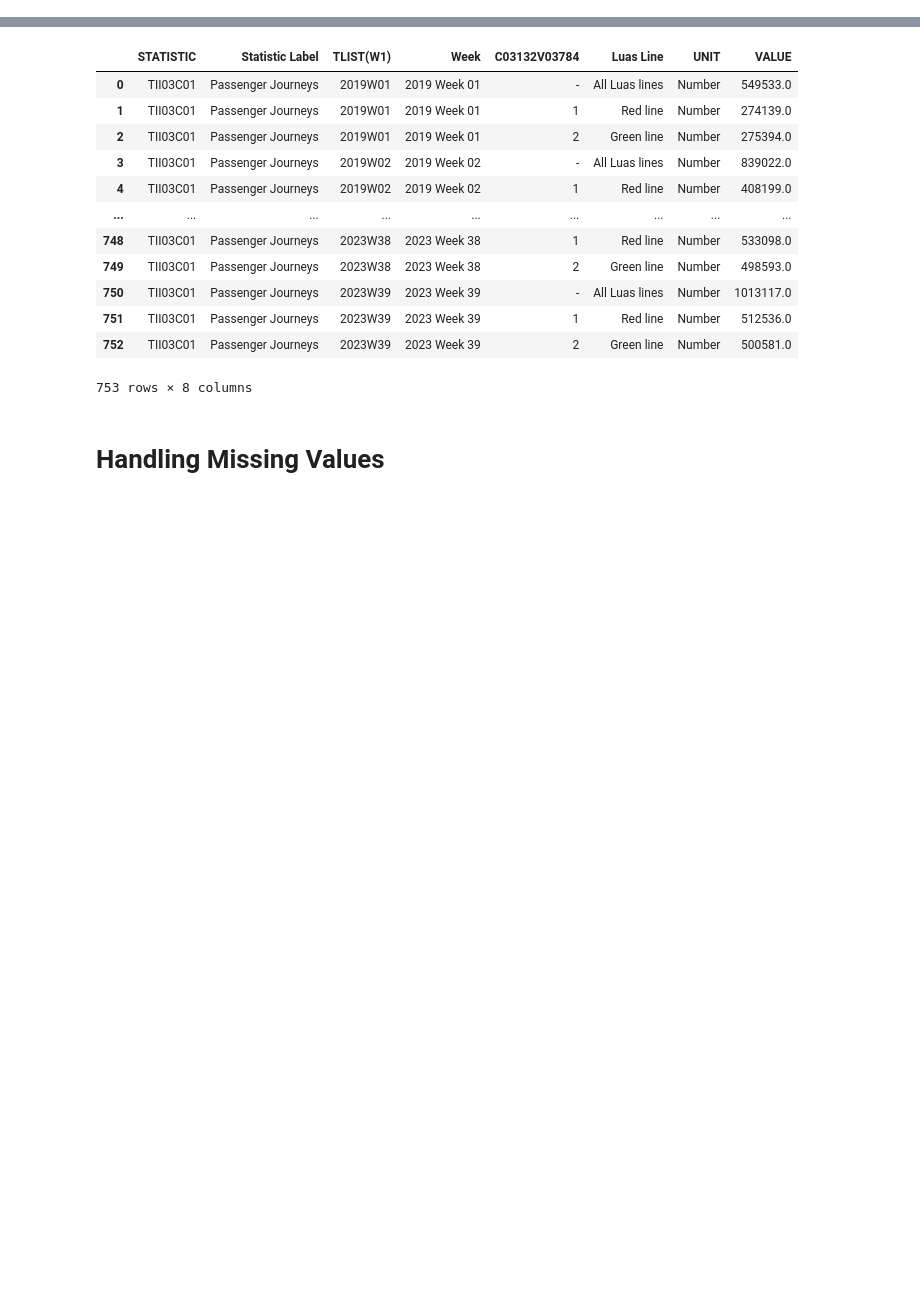
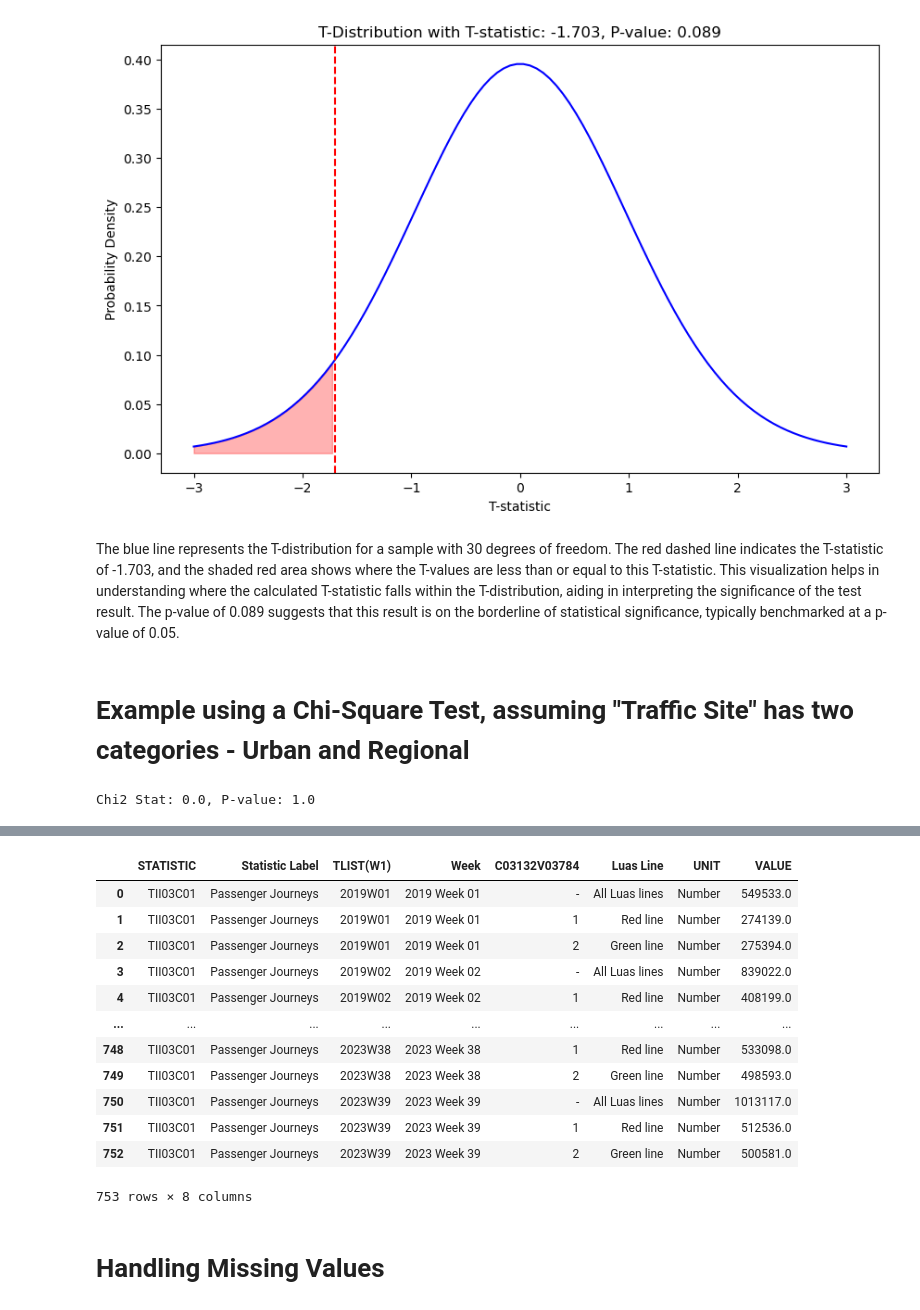
Before and after one commit to sba23022/sba23022, a Jupyter notebook: CA2_TransportFlowForecast_Analysis-checkpoint.ipynb, the cells around one changed output, grey strips where cells are left out. Cells and saved outputs as stored; diff of their text form; code cells hidden in the pictures; blank space fills up the shorter version.

```diff
--- a/CA2_TransportFlowForecast_Analysis-checkpoint.ipynb
+++ b/CA2_TransportFlowForecast_Analysis-checkpoint.ipynb
@@ -2,0 +735,44 @@ import pandas as pd
+# %%
+import matplotlib.pyplot as plt
+import seaborn as sns
+from scipy.stats import t
+import numpy as np
+
+# T-statistic and P-value from the previous analysis
+t_stat = -1.7031986534097296
+p_value = 0.08911937168123327
+
+# Degrees of freedom for the T-distribution
+# This is typically the sample size minus 1. For demonstration, let's assume 30.
+df = 30
+
+# Generating values for the T-distribution
+x = np.linspace(-3, 3, 100)
+y = t.pdf(x, df)
+
+plt.figure(figsize=(10, 6))
+sns.lineplot(x=x, y=y, color='blue')
+plt.fill_between(x, y, where=(x <= t_stat), color='red', alpha=0.3)
+plt.axvline(x=t_stat, color='red', linestyle='--')
+plt.title(f'T-Distribution with T-statistic: {t_stat:.3f}, P-value: {p_value:.3f}')
+plt.xlabel('T-statistic')
+plt.ylabel('Probability Density')
+plt.show()
+# %% [output]
+[figure, added]
+# %% [markdown]
+The blue line represents the T-distribution for a sample with 30 degrees of freedom. The red dashed line indicates the T-statistic of -1.703, and the shaded red area shows where the T-values are less than or equal to this T-statistic. This visualization helps in understanding where the calculated T-statistic falls within the T-distribution, aiding in interpreting the significance of the test result. The p-value of 0.089 suggests that this result is on the borderline of statistical significance, typically benchmarked at a p-value of 0.05.
+# %% [markdown]
+# Example using a Chi-Square Test, assuming "Traffic Site" has two categories - Urban and Regional
+# %%
+# Convert 'Transport Traffic Site' into a categorical variable
+df_Stats['Site_Category'] = df_Stats['Transport Traffic Site'].map({'Selected traffic sites - Urban': 'Urban', 'Selected traffic sites - Regional': 'Regional'})
+
+# Cross-tabulation
+site_traffic_volume = pd.crosstab(df_Stats['Site_Category'], df_Stats['VALUE'])
+
+# Chi-square test
+chi2_stat, p_val, dof, ex = stats.chi2_contingency(site_traffic_volume)
+print(f"Chi2 Stat: {chi2_stat}, P-value: {p_val}")
+# %% [output]
+Chi2 Stat: 0.0, P-value: 1.0
```
Also changed, not shown: parts of 77 cells of this notebook.
